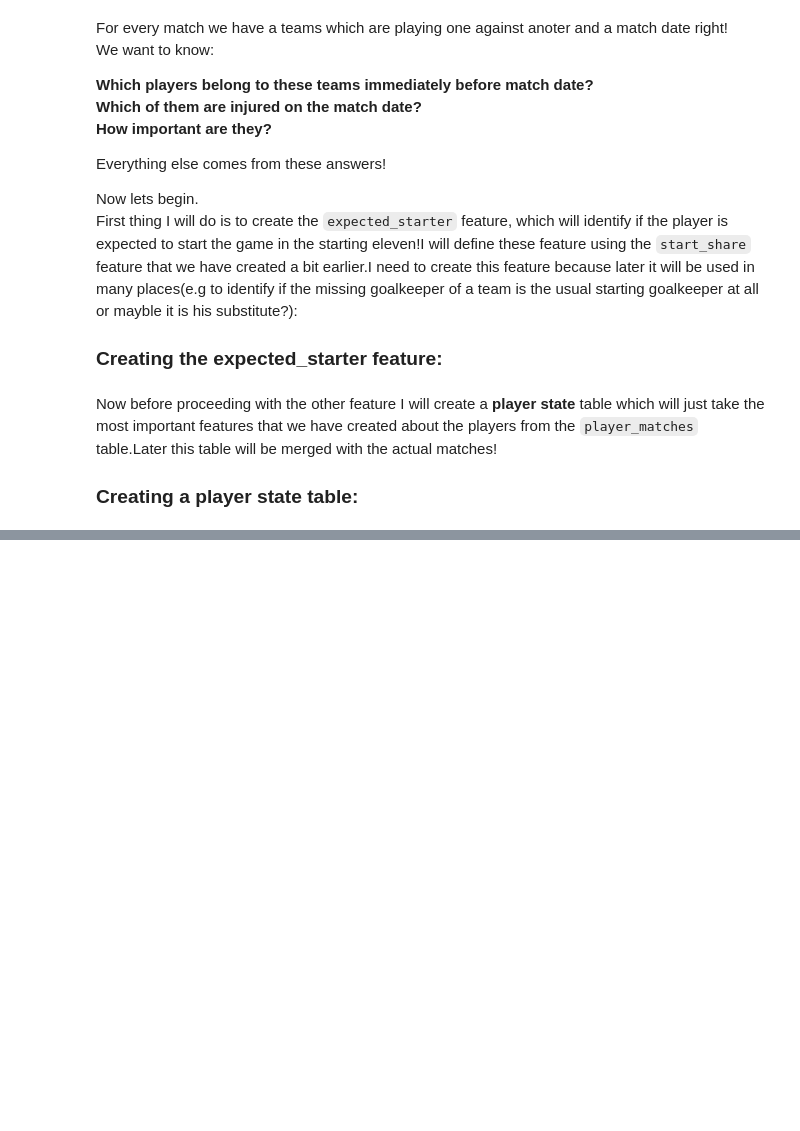
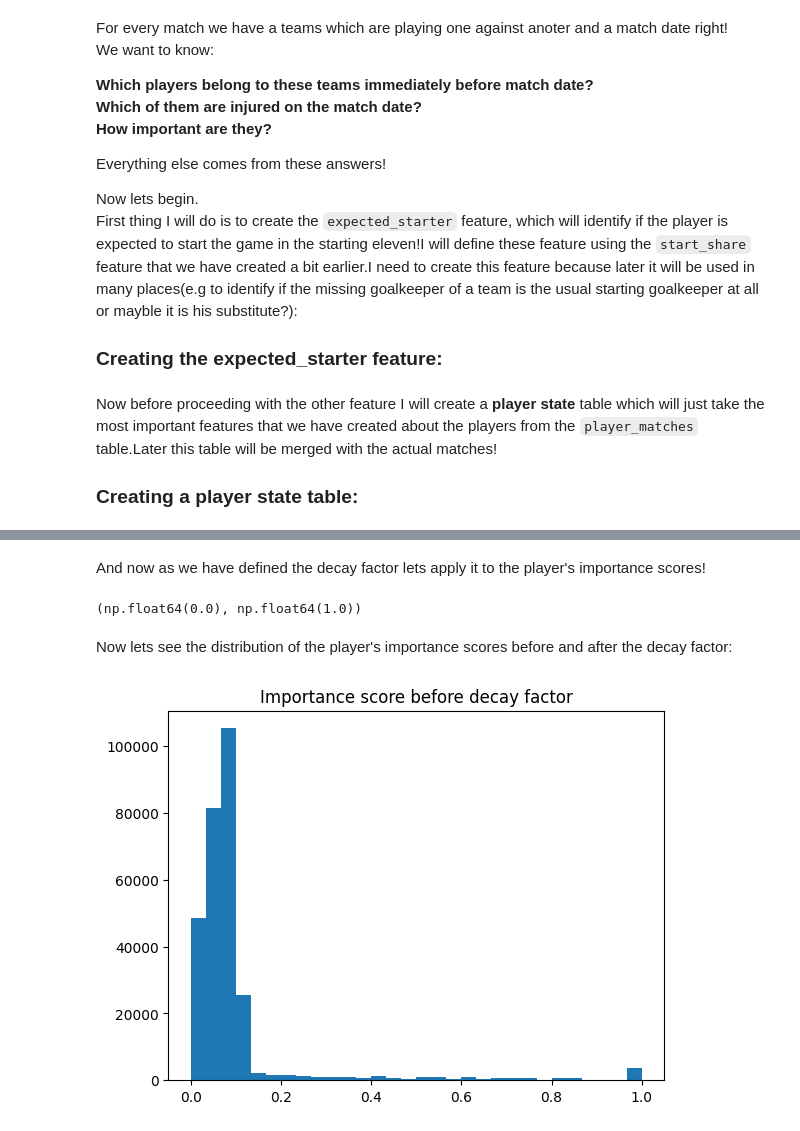
Before and after one commit to kvenov/Football_Betting_Analysis, a Jupyter notebook: notebooks/cleaning/01_transfermarkt_data_cleaning_part_2.ipynb, the cells around one changed output, grey strips where cells are left out. Drawn from its saved outputs; the diff is of its cells as text; code cells hidden in the pictures; blank space fills up the shorter version.

```diff
--- a/notebooks/cleaning/01_transfermarkt_data_cleaning_part_2.ipynb
+++ b/notebooks/cleaning/01_transfermarkt_data_cleaning_part_2.ipynb
@@ -1395,0 +2752,25 @@ Index(['player_id', 'player_club_id', 'game_id', 'date', 'importance_score',
+# %%
+decay_lambda = np.log(2) / DECAY_HALF_LIFE_DAYS
+
+team_match_players["decay_factor"] = np.exp(
+    -decay_lambda * team_match_players["gap_days"]
+)
+# %% [markdown]
+And now as we have defined the decay factor lets apply it to the player's importance scores!
+# %%
+team_match_players["importance_score_eff"] = (
+    team_match_players["importance_score"] * team_match_players["decay_factor"]
+)
+# %%
+team_match_players.importance_score_eff.min(), team_match_players.importance_score_eff.max()
+# %% [output]
+(np.float64(0.0), np.float64(1.0))
+# %% [markdown]
+Now lets see the distribution of the player's importance scores before and after the decay factor:
+# %%
+plt.hist(team_match_players.importance_score, bins=30)
+
+plt.title('Importance score before decay factor')
+plt.show()
+# %% [output]
+[figure, added]
```
Also changed, not shown: parts of 240 cells of this notebook.
